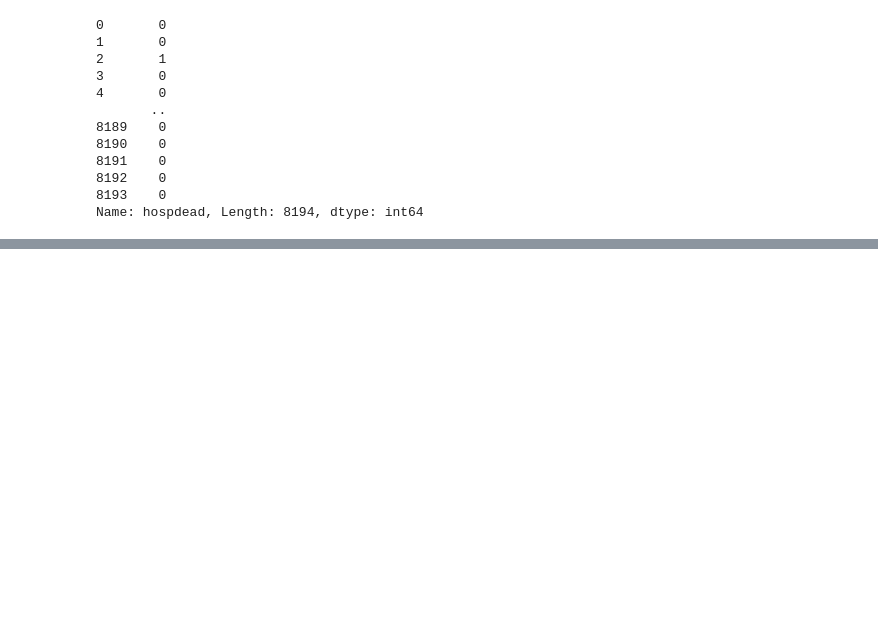
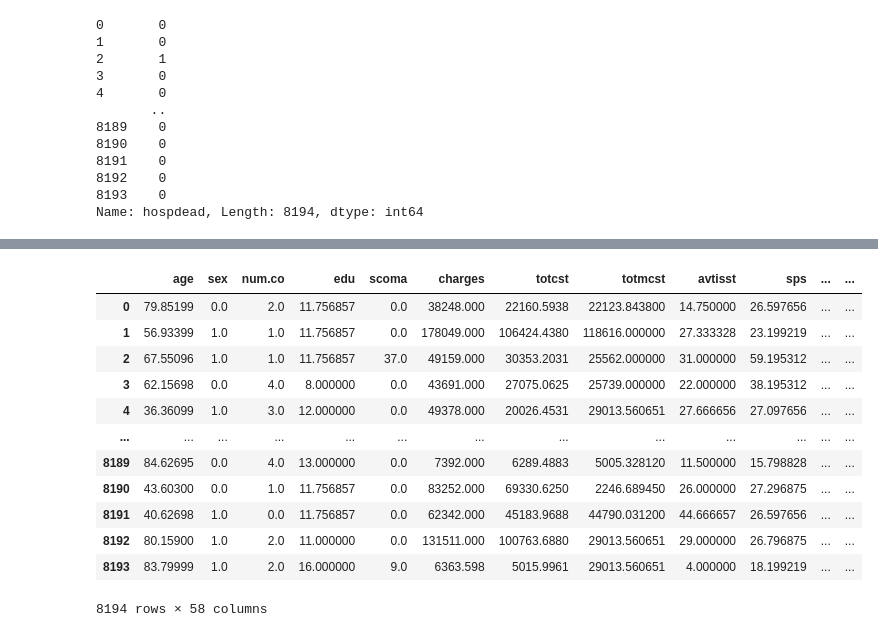
Before and after one commit to MH0386/death_predictor, a Jupyter notebook: death_predictor.ipynb, the cells around one changed output, grey strips where cells are left out. Saved outputs shown, nothing was run; the diff lists cells and outputs as text; code cells hidden in the pictures; blank space fills up the shorter version.

```diff
--- a/death_predictor.ipynb
+++ b/death_predictor.ipynb
@@ -211,0 +181,17 @@ epoch:  999  loss:  3709895966720.0
+# %%
+x_train = x_train.astype('float64')
+x_train
+# %% [output]
+|  | age | sex | num.co | edu | scoma | charges | totcst | totmcst | avtisst | sps | ... | ... |
+| 0 | 79.85199 | 0.0 | 2.0 | 11.756857 | 0.0 | 38248.000 | 22160.5938 | 22123.843800 | 14.750000 | 26.597656 | ... | ... |
+| 1 | 56.93399 | 1.0 | 1.0 | 11.756857 | 0.0 | 178049.000 | 106424.4380 | 118616.000000 | 27.333328 | 23.199219 | ... | ... |
+| 2 | 67.55096 | 1.0 | 1.0 | 11.756857 | 37.0 | 49159.000 | 30353.2031 | 25562.000000 | 31.000000 | 59.195312 | ... | ... |
+| 3 | 62.15698 | 0.0 | 4.0 | 8.000000 | 0.0 | 43691.000 | 27075.0625 | 25739.000000 | 22.000000 | 38.195312 | ... | ... |
+| 4 | 36.36099 | 1.0 | 3.0 | 12.000000 | 0.0 | 49378.000 | 20026.4531 | 29013.560651 | 27.666656 | 27.097656 | ... | ... |
+| ... | ... | ... | ... | ... | ... | ... | ... | ... | ... | ... | ... | ... |
+| 8189 | 84.62695 | 0.0 | 4.0 | 13.000000 | 0.0 | 7392.000 | 6289.4883 | 5005.328120 | 11.500000 | 15.798828 | ... | ... |
+| 8190 | 43.60300 | 0.0 | 1.0 | 11.756857 | 0.0 | 83252.000 | 69330.6250 | 2246.689450 | 26.000000 | 27.296875 | ... | ... |
+| 8191 | 40.62698 | 1.0 | 0.0 | 11.756857 | 0.0 | 62342.000 | 45183.9688 | 44790.031200 | 44.666657 | 26.597656 | ... | ... |
+| 8192 | 80.15900 | 1.0 | 2.0 | 11.000000 | 0.0 | 131511.000 | 100763.6880 | 29013.560651 | 29.000000 | 26.796875 | ... | ... |
+| 8193 | 83.79999 | 1.0 | 2.0 | 16.000000 | 9.0 | 6363.598 | 5015.9961 | 29013.560651 | 4.000000 | 18.199219 | ... | ... |
+8194 rows × 58 columns
```
Also changed, not shown: parts of 27 cells of this notebook.
